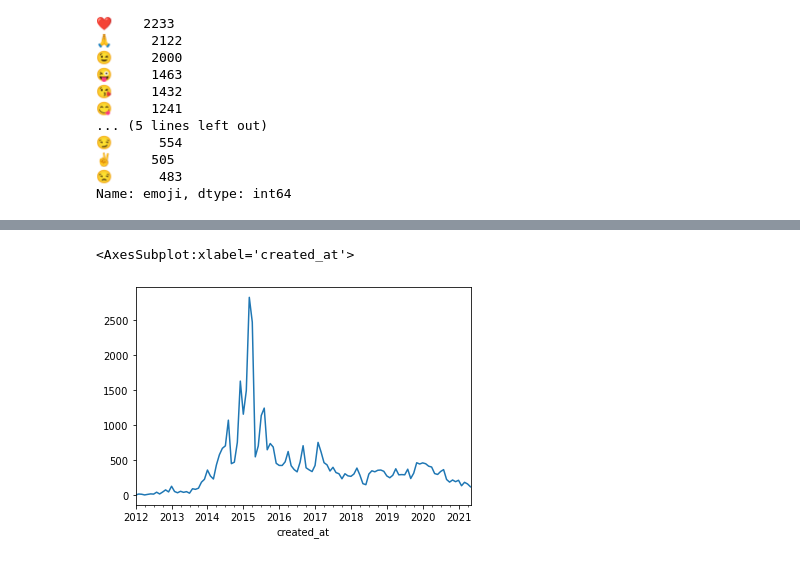
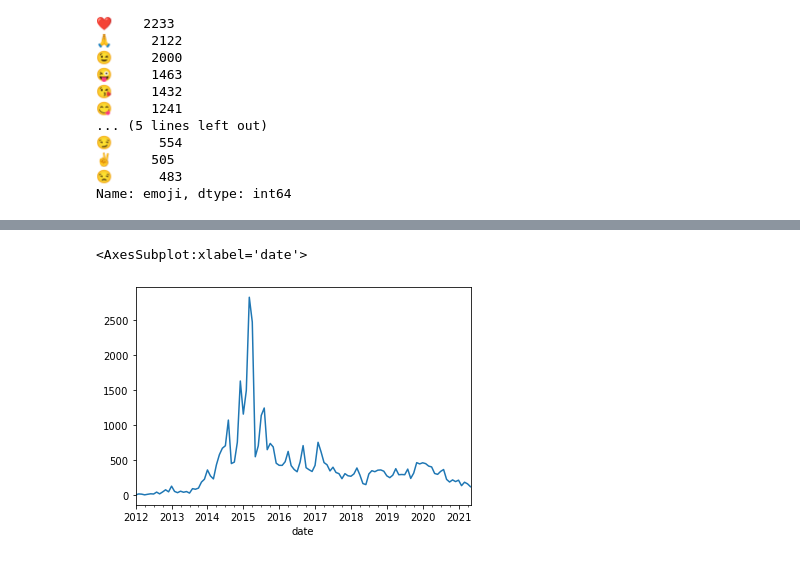
Before and after one commit to ayushsubedi/emojan, a Jupyter notebook: notebooks/2_eda.ipynb, the cells around one changed output, grey strips where cells are left out. Drawn from its saved outputs; the diff is of its cells as text; code cells hidden in the pictures.

```diff
--- a/notebooks/2_eda.ipynb
+++ b/notebooks/2_eda.ipynb
@@ -1,7 +1,7 @@
 # %%
 import pandas as pd
 # %%
-df = pd.read_csv("../datasets/merged.csv", lineterminator='\n', parse_dates=['created_at'])
+df = pd.read_csv("../datasets/merged.csv", lineterminator='\n', parse_dates=['date'])
 # %%
 list(df)
 # %% [output]
@@ -53,3 +53,3 @@ Timestamp('2012-01-28 07:24:20+0545', tz='pytz.FixedOffset(345)')
 # %%
-df.set_index('created_at').resample('M')['id'].count()
+df.set_index('date').resample('M')['id'].count()
 # %% [output]
@@ -68,6 +68,6 @@ created_at
 Freq: M, Name: id, Length: 113, dtype: int64
 # %%
-df.set_index('created_at').resample('M')['id'].count().plot()
+df.set_index('date').resample('M')['id'].count().plot()
 # %% [output]
-<AxesSubplot:xlabel='created_at'>
+<AxesSubplot:xlabel='date'>
-[figure, old version]
+[figure, new version]
```
Also changed, not shown: parts of 12 cells of this notebook, 3 other files.
